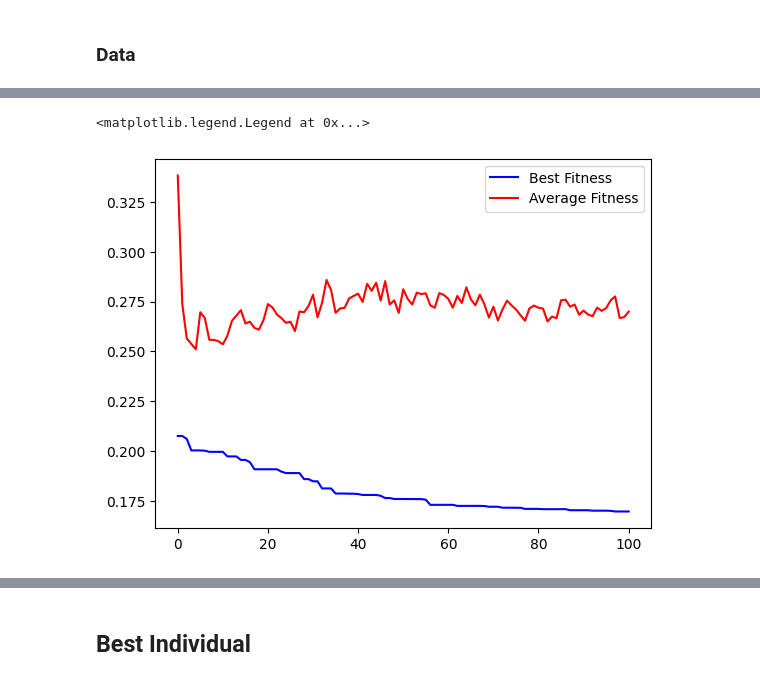
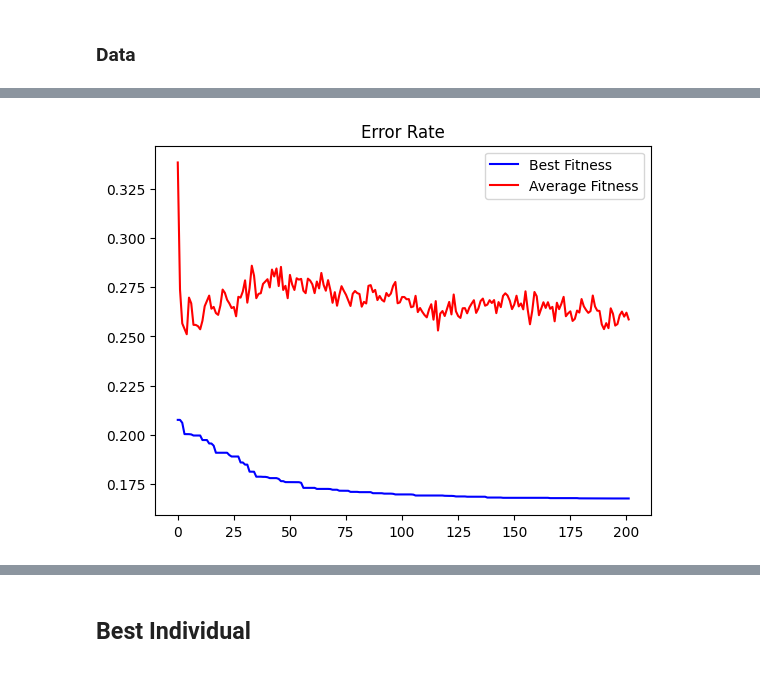
Before and after one commit to BuiHoangTu/ul.year2024Autumn.evolutionary-computation.mid-project, a Jupyter notebook: main.ipynb, the cells around one changed output, grey strips where cells are left out. Cells and saved outputs as stored; diff of their text form; code cells hidden in the pictures.

```diff
--- a/main.ipynb
+++ b/main.ipynb
@@ -135,7 +146,7 @@ RANDOM_SEED = 1
 random.seed(RANDOM_SEED)
 
 POPULATION_SIZE = 1000
-MAX_GENERATIONS = 100
+MAX_GENERATIONS = 200
 P_CROSSOVER = 0.8
 P_MUTATION = 0.01
 HALLOFFAME_SIZE = max(round(0.01 * POPULATION_SIZE), 1)  # it should be at least 1
@@ -501,16 +537,34 @@ gen = 11 , Best fitness = (np.float64(0.1695595868261313), np.float64(0.94267582
 ... (88 outputs left out)
 # %%
+from typing import Literal
 from matplotlib import pyplot as plt
 
-chapter_fitness = logbook.chapters["errRate"]
 
-gen = chapter_fitness.select("gen")
-fit_mins = chapter_fitness.select("min")
-fit_avgs = chapter_fitness.select("avg")
+def plotChapter(logbooks, chapter, title, bestOfChapter: Literal["min", "max", "avg"]):
+    all_gen = []
+    all_fit_best = []
+    all_fit_avgs = []
 
-plt.plot(gen, fit_mins, "b-", label="Best Fitness")
-plt.plot(gen, fit_avgs, "r-", label="Average Fitness")
-plt.legend()
+    # concatenate the data in the logbooks
+    for i, logbook in enumerate(logbooks):
+        chapter_fitness = logbook.chapters[chapter]
+
+        gen = chapter_fitness.select("gen")
+        gen = np.array(gen) + i * len(gen)
+        bestStatus = chapter_fitness.select(bestOfChapter)
+        avgStatus = chapter_fitness.select("avg")
+
+        all_gen.extend(gen)
+        all_fit_best.extend(bestStatus)
+        all_fit_avgs.extend(avgStatus)
+
+    # Now plot the concatenated data
+    plt.plot(all_gen, all_fit_best, "b-", label="Best Fitness")
+    plt.plot(all_gen, all_fit_avgs, "r-", label="Average Fitness")
+    plt.title(title)
+    plt.legend()
+    plt.show()
-# %% [output]
-<matplotlib.legend.Legend at 0x...>
-[figure, removed]
+# %%
+plotChapter(logbooks, "errRate", "Error Rate", "min")
+# %% [output]
+[figure, added]
```
Also changed, not shown: parts of 10 cells of this notebook, 2 other files.
